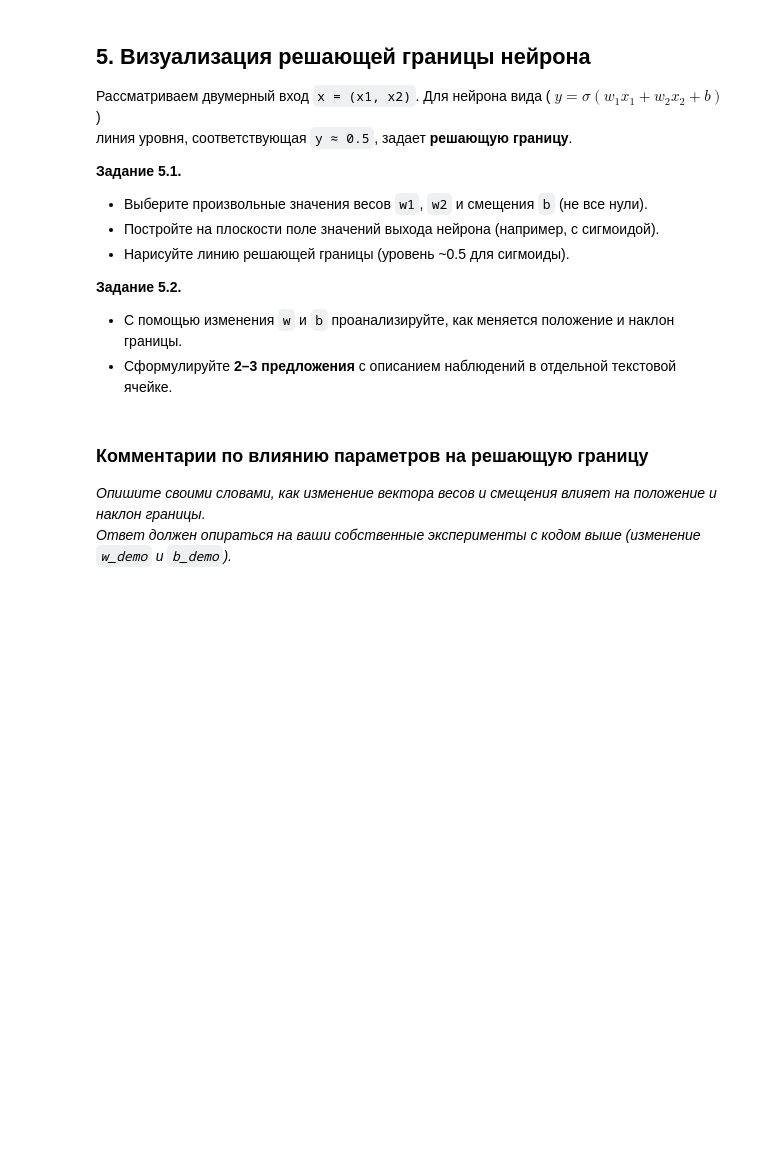
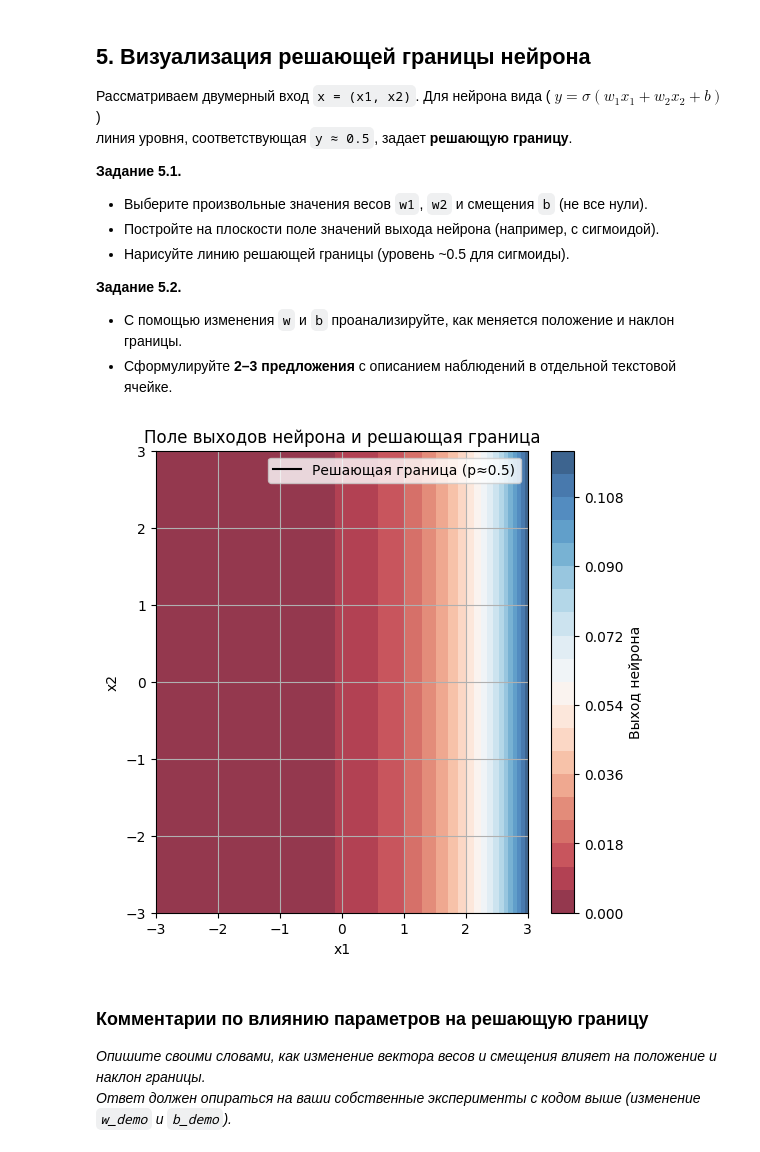
Before and after one commit to PashaArtemev/AIEducationVUZ, a Jupyter notebook: lab1_task_KII.ipynb, the cells around one changed output. Drawn from its saved outputs; the diff is of its cells as text; code cells hidden in the pictures; blank space fills up the shorter version.

```diff
--- a/lab1_task_KII.ipynb
+++ b/lab1_task_KII.ipynb
@@ -208,7 +224,7 @@ def single_neuron(x, w, b, activation_name="relu"):
         x = x.reshape(1, -1)
 
     # TODO: реализуйте линейную комбинацию для z используя @ (матричное умножение - семантика np.matmul)
-    z = None
+    z = x @ w + b
 
     if activation_name == "linear":
         return activation_linear(z)
@@ -223,10 +239,15 @@ def single_neuron(x, w, b, activation_name="relu"):
 
 # Краткая проверка на одном примере
 # TODO: задайте одномерные массивы для входа и весов, и число для смещения
-x_example = np.array(None)
-w_example = np.array(None)
-b_example = None
+x_example = np.array([1.0, 2.0, 3.0])
+w_example = np.array([0.1, 0.2, 0.3])
+b_example = 0.1
 
 for name in ["linear", "sigmoid", "tanh", "relu"]:
-    y_example = single_neuron(None)
+    y_example = single_neuron(x_example, w_example, b_example, activation_name=name)
     print(f"Активация {name}, выход: {y_example}")
+
+x_batch = np.array([[1.0, 2.0, 3.0],
+                     [2.0, -1.0, 0.5]])
+y_batch = single_neuron(x_batch, w_example, b_example, "sigmoid")
+print("Выход для группы данных:", y_batch)
@@ -247,38 +274,40 @@ for name in ["linear", "sigmoid", "tanh", "relu"]:
 - Сформулируйте **2–3 предложения** с описанием наблюдений в отдельной текстовой ячейке.
 # %%
 # ВЫБОР ПАРАМЕТРОВ НЕЙРОНА (измени́те их и посмотрите на результат)
-w_demo = np.array([None, None])   # попробуйте разные значения
-b_demo = 0.2                     # попробуйте сдвинуть границу
+w_demo = np.array([1.0, 0.0])   # попробуйте разные значения
+b_demo = -5.0                    # попробуйте сдвинуть границу
 
 # Сетка точек на плоскости
 x1_min, x1_max = -3.0, 3.0
 x2_min, x2_max = -3.0, 3.0
 
 xx1, xx2 = np.meshgrid(
     np.linspace(x1_min, x1_max, 200),
     np.linspace(x2_min, x2_max, 200)
 )
 
 grid = np.c_[xx1.ravel(), xx2.ravel()]
 
 # Выход нейрона с сигмоидальной активацией
-probs = single_neuron(None)
+probs = single_neuron(grid, w_demo, b_demo, activation_name="sigmoid")
 probs = probs.reshape(xx1.shape)
 
 plt.figure(figsize=(6, 6))
 cs = plt.contourf(xx1, xx2, probs, levels=20, cmap="RdBu", alpha=0.8)
 plt.colorbar(cs, label="Выход нейрона")
 
 # Линия решающей границы (уровень ~0.5)
 contours = plt.contour(xx1, xx2, probs, levels=[0.5], colors="black")
 plt.plot([], [], color="black", label="Решающая граница (p≈0.5)")
 
 plt.xlabel("x1")
 plt.ylabel("x2")
 plt.title("Поле выходов нейрона и решающая граница")
 plt.legend()
 plt.grid(True)
 plt.show()
+# %% [output]
+[figure, added]
 # %% [markdown]
 ### Комментарии по влиянию параметров на решающую границу
 
```
Also changed, not shown: parts of 8 cells of this notebook.
